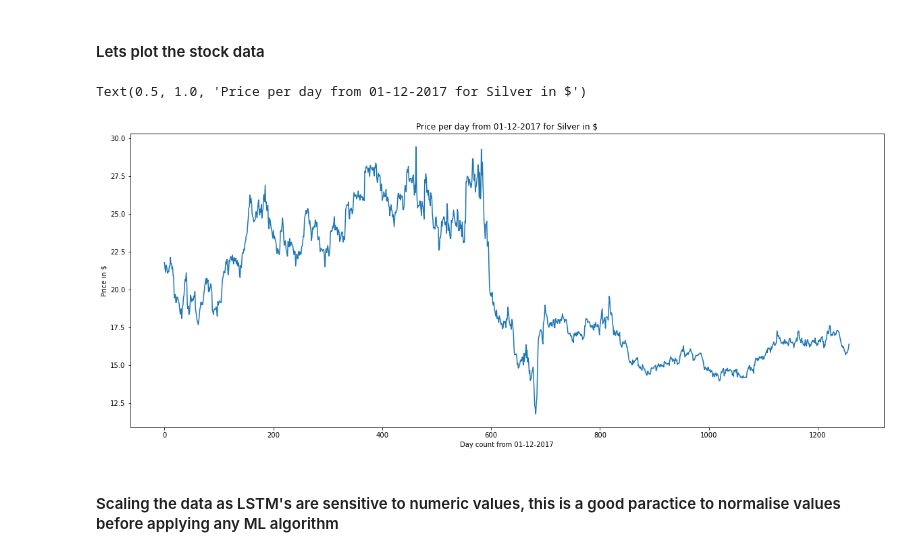
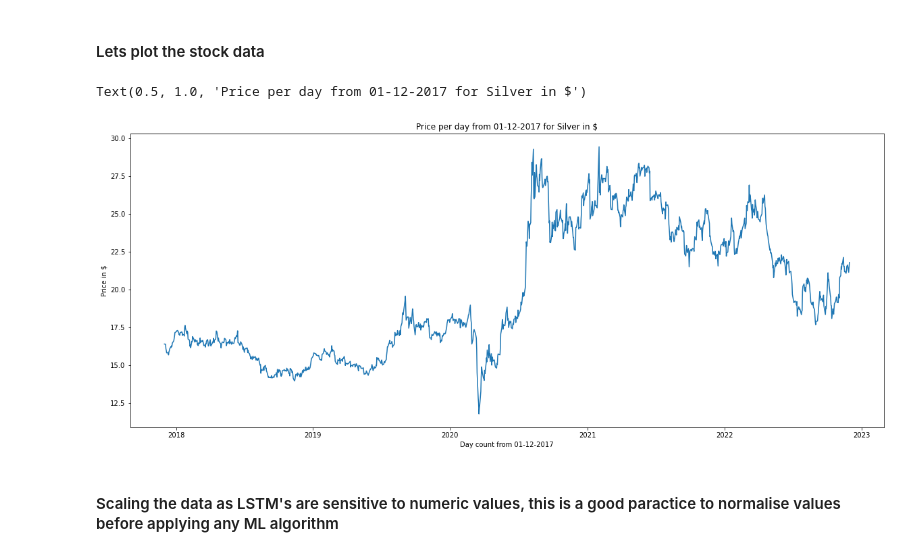
Before and after one commit to rutwik777/Stock-Market-Predictions-Time-Series-Modelling, a Jupyter notebook: Silver Price Prediction/Silver price prediction.ipynb, the cells around one changed output. Cells and saved outputs as stored; diff of their text form; code cells hidden in the pictures.

```diff
--- a/Silver Price Prediction/Silver price prediction.ipynb
+++ b/Silver Price Prediction/Silver price prediction.ipynb
@@ -45,3 +45,5 @@ df.describe()
 | 50% | 18.168000 | 60558.50000 | 18.160000 | 18.400000 | 17.975000 |
 | 75% | 23.998000 | 77649.75000 | 24.020000 | 24.305000 | 23.617500 |
 | max | 29.418000 | 347002.00000 | 29.235000 | 30.350000 | 28.300000 |
+# %%
+df['Date'] = pd.to_datetime(df['Date'])
@@ -49,13 +66,14 @@ df.describe()
 #### Lets plot the stock data
 # %%
 plt.figure(figsize=(20,8))
-plt.plot(df['Close/Last'])
+#plt.plot(df['Close/Last'])
+plt.plot(df['Date'],df['Close/Last'])
 plt.ylabel('Price in $')
 plt.xlabel('Day count from 01-12-2017')
 plt.title('Price per day from 01-12-2017 for Silver in $')
 # %% [output]
 Text(0.5, 1.0, 'Price per day from 01-12-2017 for Silver in $')
-[figure, old version]
+[figure, new version]
 # %% [markdown]
 #### Scaling the data as LSTM's are sensitive to numeric values, this is a good paractice to normalise values before applying any ML algorithm
 # %%
```
Also changed, not shown: parts of 23 cells of this notebook.
